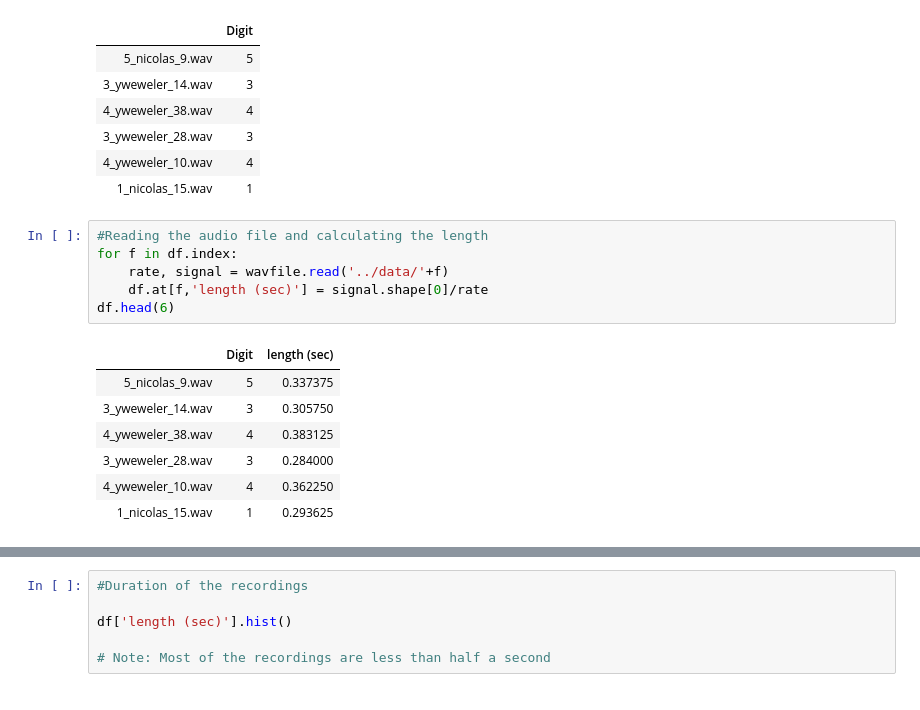
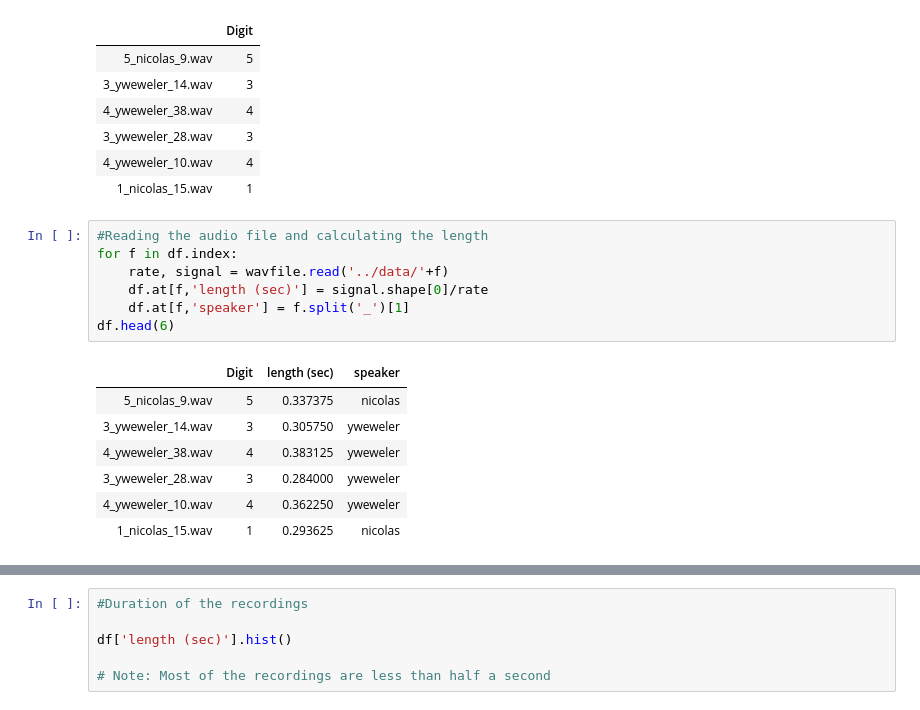
Before and after one commit to srachana15/DSPLab-project, a Jupyter notebook: Code/Speech Recognition System.ipynb, the cells around one changed output, grey strips where cells are left out. Drawn from its saved outputs; the diff is of its cells as text.

```diff
--- a/Code/Speech Recognition System.ipynb
+++ b/Code/Speech Recognition System.ipynb
@@ -115,17 +116,18 @@ df.head(6)
 # %%
 #Reading the audio file and calculating the length
 for f in df.index:
     rate, signal = wavfile.read('../data/'+f)
     df.at[f,'length (sec)'] = signal.shape[0]/rate
+    df.at[f,'speaker'] = f.split('_')[1]
 df.head(6)
 # %% [output]
-|  | Digit | length (sec) |
-| 5_nicolas_9.wav | 5 | 0.337375 |
-| 3_yweweler_14.wav | 3 | 0.305750 |
-| 4_yweweler_38.wav | 4 | 0.383125 |
-| 3_yweweler_28.wav | 3 | 0.284000 |
-| 4_yweweler_10.wav | 4 | 0.362250 |
-| 1_nicolas_15.wav | 1 | 0.293625 |
+|  | Digit | length (sec) | speaker |
+| 5_nicolas_9.wav | 5 | 0.337375 | nicolas |
+| 3_yweweler_14.wav | 3 | 0.305750 | yweweler |
+| 4_yweweler_38.wav | 4 | 0.383125 | yweweler |
+| 3_yweweler_28.wav | 3 | 0.284000 | yweweler |
+| 4_yweweler_10.wav | 4 | 0.362250 | yweweler |
+| 1_nicolas_15.wav | 1 | 0.293625 | nicolas |
 # %%
 #Finding the number of recordings for each digit
 classes = pd.DataFrame(df.groupby('Digit').count())
```
Also changed, not shown: parts of 15 cells of this notebook.
